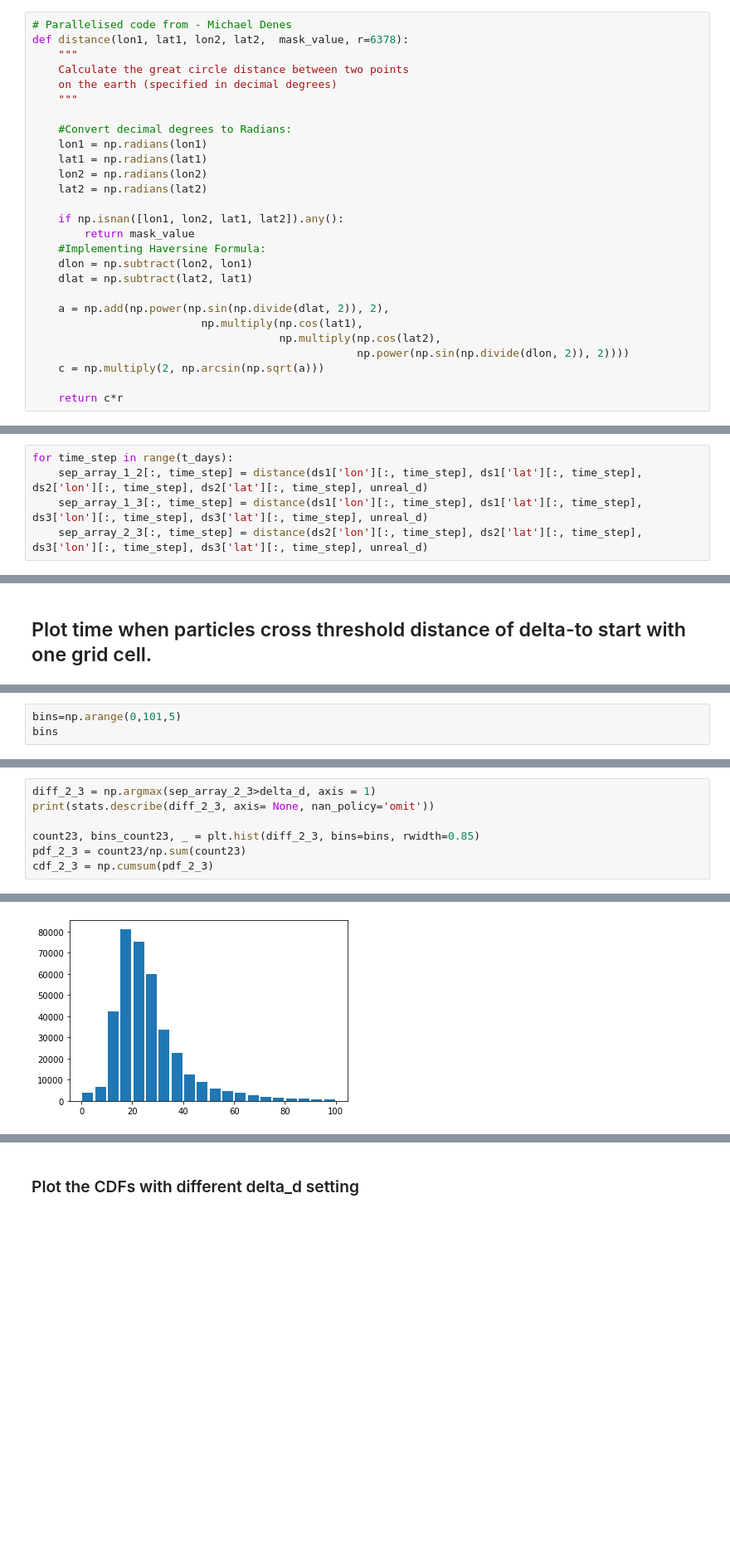
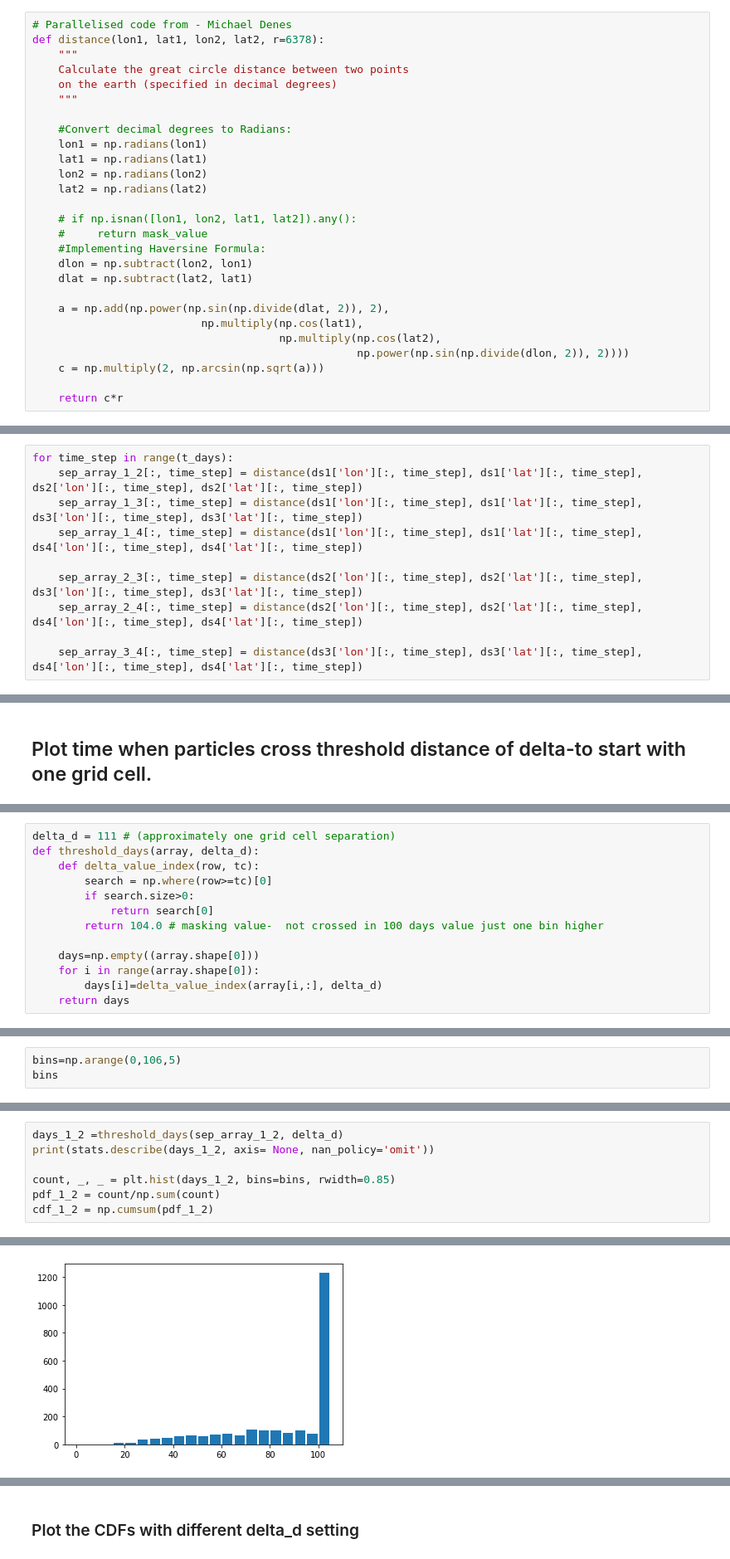
Before and after one commit to OceanParcels/atlanteco_plankton_plastic_nutrients_dispersion, a Jupyter notebook: src/analysis/Compare_dispersion_distance.ipynb, the cells around one changed output, grey strips where cells are left out. Shown at 83% size. Cells and saved outputs as stored; diff of their text form; blank space fills up the shorter version.

Commit message:
fixed distance filtering code + PDF plots

```diff
--- a/src/analysis/Compare_dispersion_distance.ipynb
+++ b/src/analysis/Compare_dispersion_distance.ipynb
@@ -19,6 +24,6 @@ ds3 = xr.open_zarr(home_folder + "Fwd_DVM_Jul2023_BenguelaUpwR_117x117_Dec2017_1
 # %%
 # Parallelised code from - Michael Denes
-def distance(lon1, lat1, lon2, lat2,  mask_value, r=6378):
+def distance(lon1, lat1, lon2, lat2, r=6378):
     """
     Calculate the great circle distance between two points
     on the earth (specified in decimal degrees)
@@ -30,8 +35,8 @@ def distance(lon1, lat1, lon2, lat2,  mask_value, r=6378):
     lon2 = np.radians(lon2)
     lat2 = np.radians(lat2)
 
-    if np.isnan([lon1, lon2, lat1, lat2]).any():
-        return mask_value
+    # if np.isnan([lon1, lon2, lat1, lat2]).any():
+    #     return mask_value
     #Implementing Haversine Formula:
     dlon = np.subtract(lon2, lon1)
     dlat = np.subtract(lat2, lat1)
@@ -61,5 +102,10 @@ sep_array_2_3 = np.full((p_total, t_days), unreal_d)
 # %%
 for time_step in range(t_days):
-    sep_array_1_2[:, time_step] = distance(ds1['lon'][:, time_step], ds1['lat'][:, time_step], ds2['lon'][:, time_step], ds2['lat'][:, time_step], unreal_d)
-    sep_array_1_3[:, time_step] = distance(ds1['lon'][:, time_step], ds1['lat'][:, time_step], ds3['lon'][:, time_step], ds3['lat'][:, time_step], unreal_d)
-    sep_array_2_3[:, time_step] = distance(ds2['lon'][:, time_step], ds2['lat'][:, time_step], ds3['lon'][:, time_step], ds3['lat'][:, time_step], unreal_d)
+    sep_array_1_2[:, time_step] = distance(ds1['lon'][:, time_step], ds1['lat'][:, time_step], ds2['lon'][:, time_step], ds2['lat'][:, time_step])
+    sep_array_1_3[:, time_step] = distance(ds1['lon'][:, time_step], ds1['lat'][:, time_step], ds3['lon'][:, time_step], ds3['lat'][:, time_step])
+    sep_array_1_4[:, time_step] = distance(ds1['lon'][:, time_step], ds1['lat'][:, time_step], ds4['lon'][:, time_step], ds4['lat'][:, time_step])
+
+    sep_array_2_3[:, time_step] = distance(ds2['lon'][:, time_step], ds2['lat'][:, time_step], ds3['lon'][:, time_step], ds3['lat'][:, time_step])
+    sep_array_2_4[:, time_step] = distance(ds2['lon'][:, time_step], ds2['lat'][:, time_step], ds4['lon'][:, time_step], ds4['lat'][:, time_step])
+
+    sep_array_3_4[:, time_step] = distance(ds3['lon'][:, time_step], ds3['lat'][:, time_step], ds4['lon'][:, time_step], ds4['lat'][:, time_step])
@@ -223,0 +260,13 @@ sep_array_1_3[1141,58]
+# %%
+delta_d = 111 # (approximately one grid cell separation)
+def threshold_days(array, delta_d):
+    def delta_value_index(row, tc):
+        search = np.where(row>=tc)[0]
+        if search.size>0:
+            return search[0]
+        return 104.0 # masking value-  not crossed in 100 days value just one bin higher
+
+    days=np.empty((array.shape[0]))
+    for i in range(array.shape[0]):
+        days[i]=delta_value_index(array[i,:], delta_d)
+    return days
@@ -248,5 +351,5 @@ plt.show()
 # %%
-bins=np.arange(0,101,5)
+bins=np.arange(0,106,5)
 bins
 # %% [output]
 array([  0,   5,  10,  15,  20,  25,  30,  35,  40,  45,  50,  55,  60,
@@ -254,8 +357,8 @@ array([  0,   5,  10,  15,  20,  25,  30,  35,  40,  45,  50,  55,  60,
 # %%
-diff_2_3 = np.argmax(sep_array_2_3>delta_d, axis = 1)
-print(stats.describe(diff_2_3, axis= None, nan_policy='omit'))
+days_1_2 =threshold_days(sep_array_1_2, delta_d)
+print(stats.describe(days_1_2, axis= None, nan_policy='omit'))
 
-count23, bins_count23, _ = plt.hist(diff_2_3, bins=bins, rwidth=0.85)
-pdf_2_3 = count23/np.sum(count23)
-cdf_2_3 = np.cumsum(pdf_2_3)
+count, _, _ = plt.hist(days_1_2, bins=bins, rwidth=0.85)
+pdf_1_2 = count/np.sum(count)
+cdf_1_2 = np.cumsum(pdf_1_2)
 # %% [output]
@@ -263,2 +366,2 @@ DescribeResult(nobs=370831, minmax=(0, 99), mean=25.942057163505748, variance=18
-[figure, old version]
+[figure, new version]
 # %%
```
Also changed, not shown: parts of 34 cells of this notebook.
